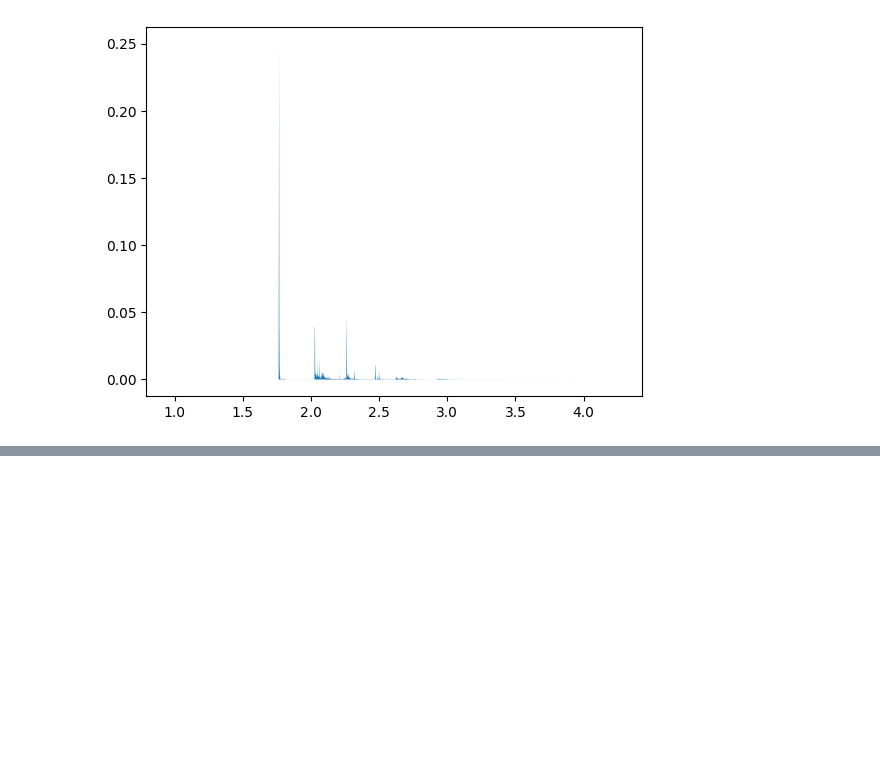
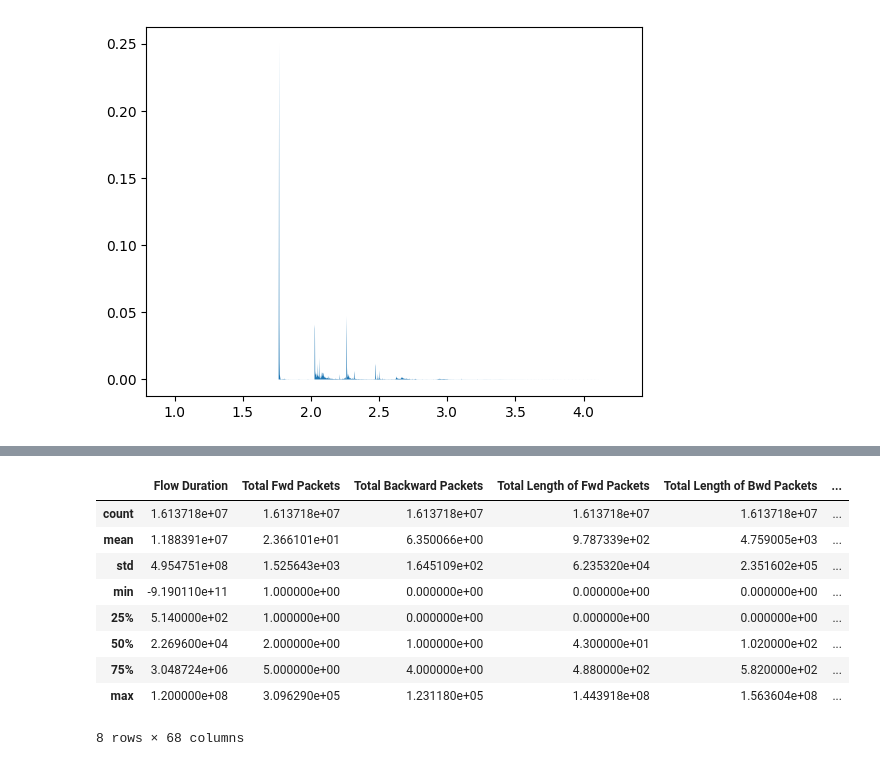
Before and after one commit to fakhrytatanaki/intrusion-detection-system-models, a Jupyter notebook: data_exploration/cicids_exploration.ipynb, the cells around one changed output, grey strips where cells are left out. Cells and saved outputs as stored; diff of their text form; code cells hidden in the pictures; blank space fills up the shorter version.

```diff
--- a/data_exploration/cicids_exploration.ipynb
+++ b/data_exploration/cicids_exploration.ipynb
@@ -106,0 +124,13 @@ plt.fill_between(bbc.dist_false.samples_range,bbc.dist_false.dist_prob)
+# %%
+cicids_2018.describe().compute()
+# %% [output]
+|  | Flow Duration | Total Fwd Packets | Total Backward Packets | Total Length of Fwd Packets | Total Length of Bwd Packets | ... |
+| count | 1.613718e+07 | 1.613718e+07 | 1.613718e+07 | 1.613718e+07 | 1.613718e+07 | ... |
+| mean | 1.188391e+07 | 2.366101e+01 | 6.350066e+00 | 9.787339e+02 | 4.759005e+03 | ... |
+| std | 4.954751e+08 | 1.525643e+03 | 1.645109e+02 | 6.235320e+04 | 2.351602e+05 | ... |
+| min | -9.190110e+11 | 1.000000e+00 | 0.000000e+00 | 0.000000e+00 | 0.000000e+00 | ... |
+| 25% | 5.140000e+02 | 1.000000e+00 | 0.000000e+00 | 0.000000e+00 | 0.000000e+00 | ... |
+| 50% | 2.269600e+04 | 2.000000e+00 | 1.000000e+00 | 4.300000e+01 | 1.020000e+02 | ... |
+| 75% | 3.048724e+06 | 5.000000e+00 | 4.000000e+00 | 4.880000e+02 | 5.820000e+02 | ... |
+| max | 1.200000e+08 | 3.096290e+05 | 1.231180e+05 | 1.443918e+08 | 1.563604e+08 | ... |
+8 rows × 68 columns
```
Also changed, not shown: parts of 8 cells of this notebook, 34 other files.
